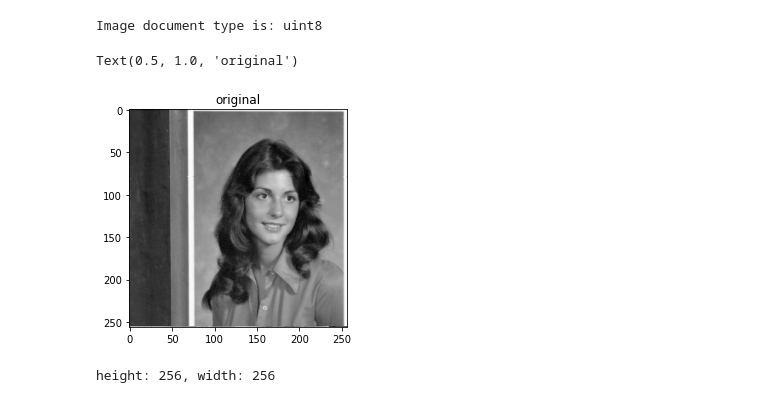
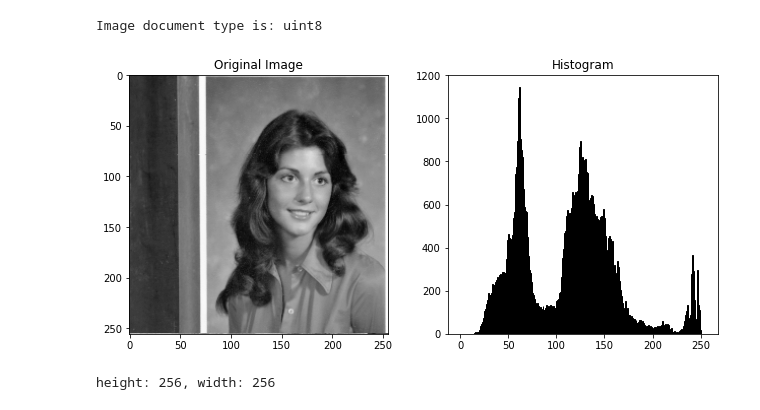
Before and after one commit to suvasish114/Non-Adaptive-Partial-Image-Encryption, a Jupyter notebook: sender.ipynb, the cells around one changed output. Drawn from its saved outputs; the diff is of its cells as text; code cells hidden in the pictures.

```diff
--- a/sender.ipynb
+++ b/sender.ipynb
@@ -16,11 +19,18 @@ print("Image document type is: {}".format(img.dtype))
 Image document type is: uint8
 # %%
 # showing image using matplotlib
+plt.subplots_adjust(bottom=0.1, right=1.5, top=1)
+
+plt.subplot(1,2,1)
+plt.title("Original Image")
 plt.imshow(img, cmap='gray')
-plt.title('original')
+
+plt.subplot(1,2,2)
+plt.title("Histogram")
+plt.hist(img.ravel(), bins=256, range=(0, 255), fc='k', ec='k')
+plt.show()
 # %% [output]
-Text(0.5, 1.0, 'original')
-[figure, old version]
+[figure, new version]
 # %%
 # getting image height and width
 height = img.shape[0]
```
Also changed, not shown: parts of 22 cells of this notebook, 46 other files.
